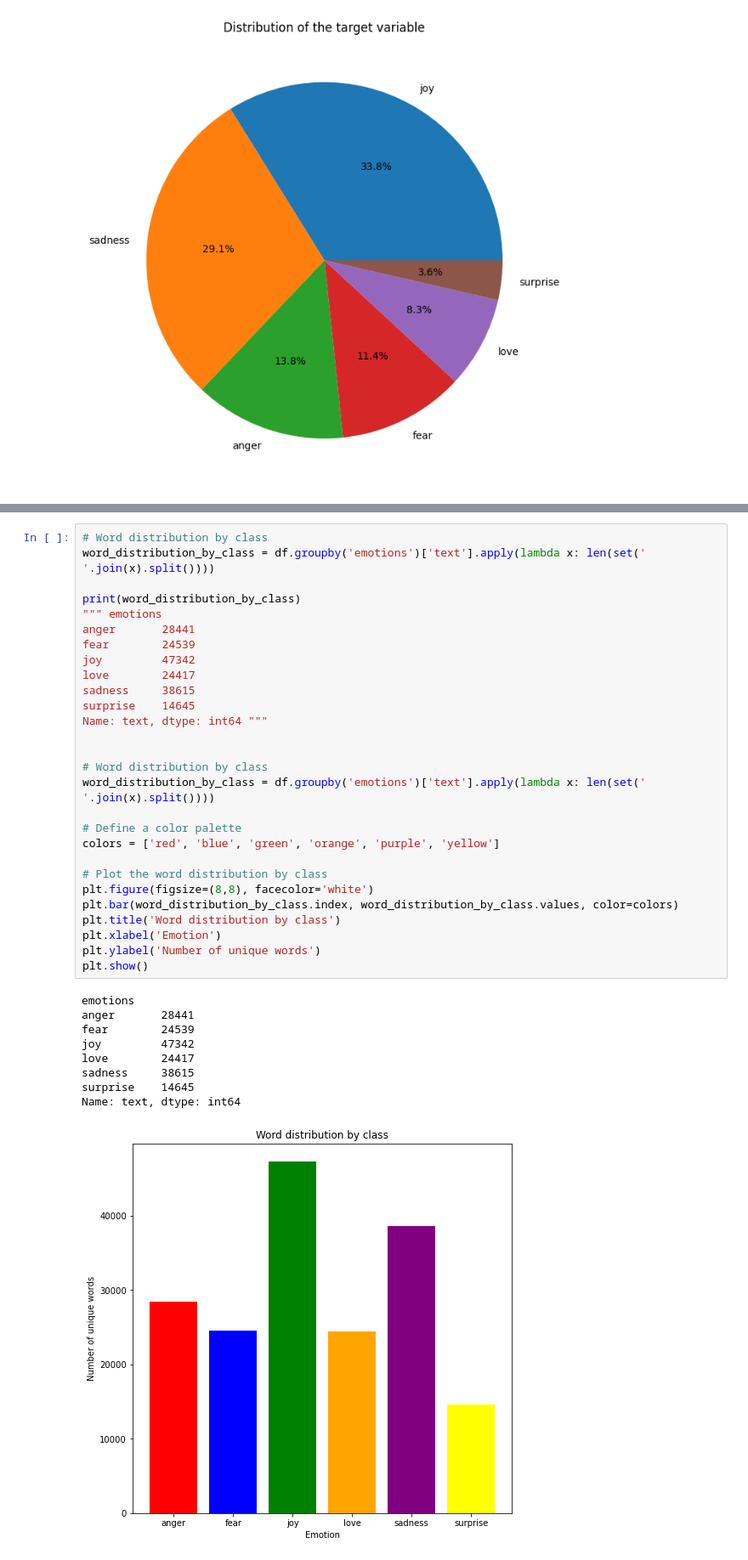
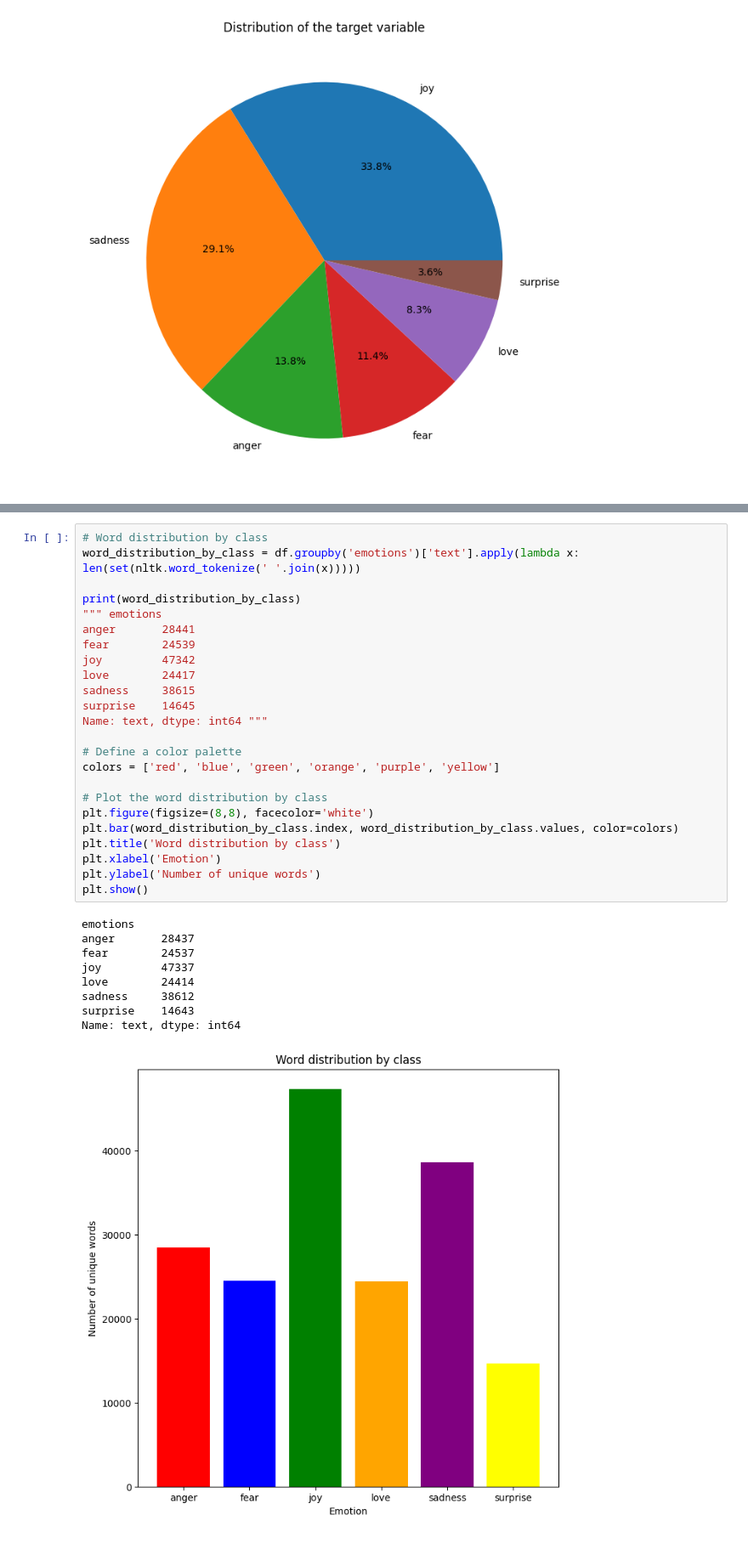
Before and after one commit to m21ark/pln, a Jupyter notebook: exploration.ipynb, the cells around one changed output, grey strips where cells are left out. Shown at 85% size. Saved outputs shown, nothing was run; the diff lists cells and outputs as text.

```diff
--- a/exploration.ipynb
+++ b/exploration.ipynb
@@ -133,38 +232,34 @@ plt.show()
 # %%
 # Word distribution by class
-word_distribution_by_class = df.groupby('emotions')['text'].apply(lambda x: len(set(' '.join(x).split())))
+word_distribution_by_class = df.groupby('emotions')['text'].apply(lambda x: len(set(nltk.word_tokenize(' '.join(x)))))
 
 print(word_distribution_by_class)
 """ emotions
 anger       28441
 fear        24539
 joy         47342
 love        24417
 sadness     38615
 surprise    14645
 Name: text, dtype: int64 """
 
-
-# Word distribution by class
-word_distribution_by_class = df.groupby('emotions')['text'].apply(lambda x: len(set(' '.join(x).split())))
-
 # Define a color palette
 colors = ['red', 'blue', 'green', 'orange', 'purple', 'yellow']
 
 # Plot the word distribution by class
 plt.figure(figsize=(8,8), facecolor='white')
 plt.bar(word_distribution_by_class.index, word_distribution_by_class.values, color=colors)
 plt.title('Word distribution by class')
 plt.xlabel('Emotion')
 plt.ylabel('Number of unique words')
 plt.show()
 # %% [output]
 emotions
-anger       28441
-fear        24539
-joy         47342
-love        24417
-sadness     38615
-surprise    14645
+anger       28437
+fear        24537
+joy         47337
+love        24414
+sadness     38612
+surprise    14643
 Name: text, dtype: int64
-[figure, old version]
+[figure, new version]
```
Also changed, not shown: parts of 25 cells of this notebook.
